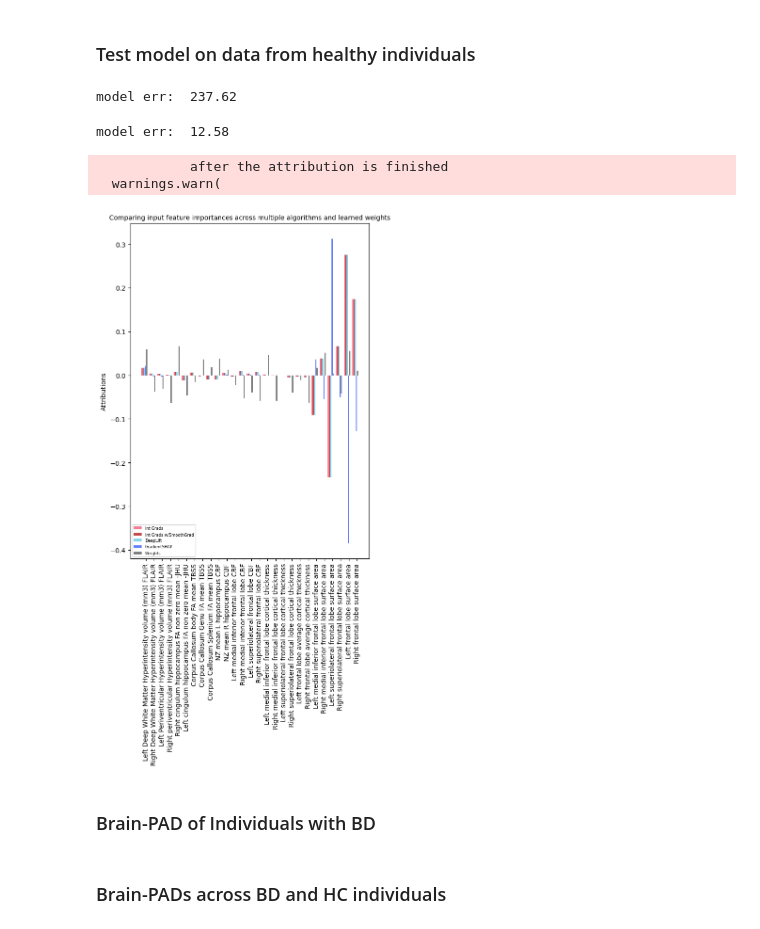
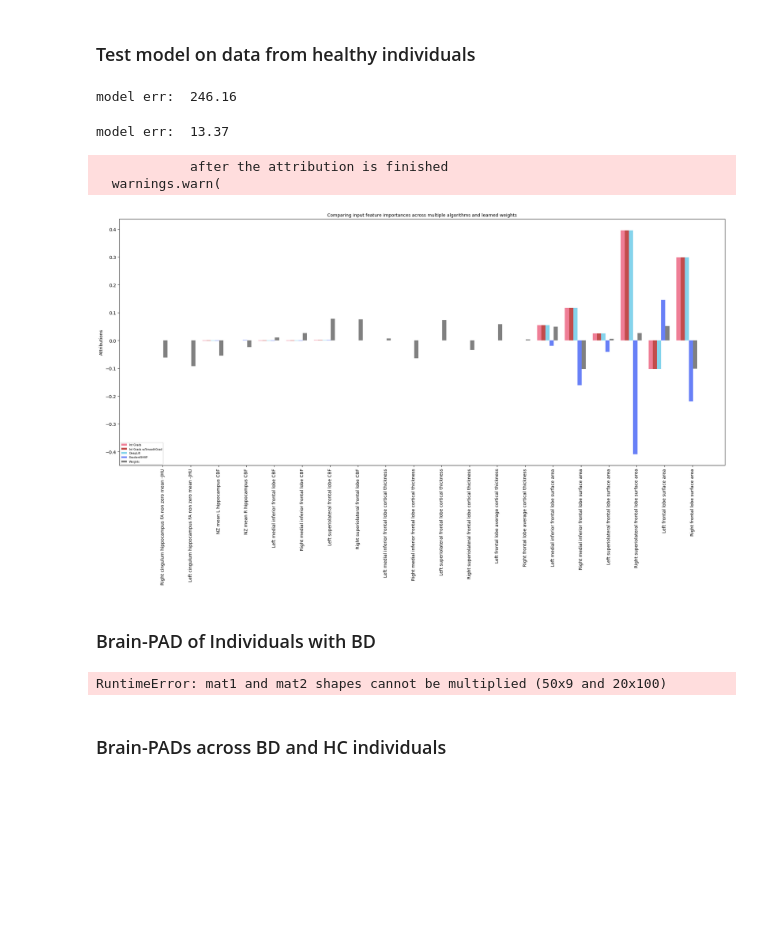
Before and after one commit to nghuixin/TSciM-Club_May2024, a Jupyter notebook: analysis/interpretability.ipynb, the cells around one changed output. Saved outputs shown, nothing was run; the diff lists cells and outputs as text; code cells hidden in the pictures; blank space fills up the shorter version.

```diff
--- a/analysis/interpretability.ipynb
+++ b/analysis/interpretability.ipynb
@@ -87,7 +92,7 @@ y_test = torch.tensor(y_test).view(-1, 1).float()
 # %%
 
 # Define the grid of hyperparameters
-param_grid = {
+param_grid = { #viz explanation of grid search
     'batch_size': [32, 64],
     'learning_rate': [0.001, 0.0001, 0.00001],
     'size_hidden1': [50, 75, 100],
@@ -98,8 +103,9 @@ param_grid = {
 }
 
 train_data =  TensorDataset(X_train[:60], y_train[:60])
-val_data = TensorDataset(X_train[60:], y_train[60:])
-n_feautres = X_train.shape[1]
-best_params, best_score = grid_search(n_feautres,  param_grid, train_data, val_data)
+val_data = TensorDataset(X_train[60:], y_train[60:]) # average performance
+n_features = train_data.shape[1]
+
+best_params, best_score = grid_search(n_features,  param_grid, train_data, val_data)
 # %% [output]
 [(32, 0.001, 50, 25, 10, 1, 10), (32, 0.001, 50, 25, 10, 1, 20), (32, 0.001, 50, 25, 20, 1, 10), (32, 0.001, 50, 25, 20, 1, 20), (32, 0.001, 50, 50, 10, 1, 10), (32, 0.001, 50, 50, 10, 1, 20), (32, 0. ...
@@ -139,16 +145,16 @@ size_hidden3: 20
 # %%
 
-datasets = TensorDataset(X_train, y_train)
-train_iter = DataLoader(datasets, best_params['batch_size'], shuffle=True)
+# datasets = TensorDataset(X_train, y_train)
+# train_iter = DataLoader(datasets, best_params['batch_size'], shuffle=True)
 # %%
 criterion = nn.MSELoss(reduction='sum')
 # %%
-model = BrainAgeModel(input_size=n_feautres,
+n_features = X_train.shape[1]
+model = BrainAgeModel(input_size=n_features,
                       size_hidden1=best_params['size_hidden1'],
                       size_hidden2=best_params['size_hidden2'],
                       size_hidden3=best_params['size_hidden3'],
                       size_hidden4=best_params['size_hidden4'])
 
-train_data_combined = train_data + val_data  # Assuming you combine training and validation datasets for final training
 train(model, best_params['num_epochs'], criterion, best_params['learning_rate'], train_iter)
 # %% [output]
@@ -161,12 +167,12 @@ y_pred = model(X_test)
 mse = (mean_squared_error(y_pred.detach().numpy(), y_test.detach().numpy()))
 print('model err: ', round(mse, 2))
 # %% [output]
-model err:  237.62
+model err:  246.16
 # %%
 mae = mean_absolute_error(y_pred.detach().numpy(), y_test.detach().numpy())
 print('model err: ', round(mae, 2))
 # %% [output]
-model err:  12.58
+model err:  13.37
 # %%
 ig = IntegratedGradients(model)
 ig_nt = NoiseTunnel(ig)
@@ -206,36 +212,36 @@ legends = ['Int Grads', 'Int Grads w/SmoothGrad','DeepLift', 'GradientSHAP', 'Fe
 x_axis_data = np.arange(X_test.shape[1])
 x_axis_data_labels = list(map(lambda idx: feature_names[idx], x_axis_data))
 
-plt.figure(figsize=(6, 12))
+plt.figure(figsize=(20, 12))
 ax = plt.subplot()
 ax.set_title('Comparing input feature importances across multiple algorithms and learned weights')
 ax.set_ylabel('Attributions')
 
 FONT_SIZE = 10
 plt.rc('font', size=FONT_SIZE)            # fontsize of the text sizes
 plt.rc('axes', titlesize=FONT_SIZE)       # fontsize of the axes title
 plt.rc('axes', labelsize=FONT_SIZE)       # fontsize of the x and y labels
 plt.rc('legend', fontsize=FONT_SIZE - 4)  # fontsize of the legend
 
 width = 0.15  # Assuming this variable setup exists
 
 ax.bar(x_axis_data, ig_attr_test_norm_sum, width, align='center', alpha=0.8, color='#eb5e7c')
 ax.bar(x_axis_data + width, ig_nt_attr_test_norm_sum, width, align='center', alpha=0.7, color='#A90000')
 ax.bar(x_axis_data + 2 * width, dl_attr_test_norm_sum, width, align='center', alpha=0.6, color='#34b8e0')
 ax.bar(x_axis_data + 3 * width, gs_attr_test_norm_sum, width, align='center',  alpha=0.8, color='#4260f5')
 ax.bar(x_axis_data + 4 * width, y_axis_lin_weight, width, align='center', alpha=1.0, color='grey')
 ax.autoscale_view()
 plt.tight_layout()
 
 ax.set_xticks(x_axis_data + 0.5)  # Adjust as per your code structure
 ax.set_xticklabels(x_axis_data_labels, rotation=90)  # Rotation added here
 legends = ['Int Grads', 'Int Grads w/SmoothGrad','DeepLift', 'GradientSHAP',  'Weights']
 
 plt.legend(legends, loc=3)
 plt.tight_layout()  # Ensures everything fits without overlap
 plt.show()
 # %% [output]
-[figure, old version]
+[figure, new version]
 # %% [markdown]
 ### Brain-PAD of Individuals with BD
 # %%
@@ -251,6 +257,8 @@ BD_y = torch.tensor(BD_y).view(-1, 1).float()
 # %%
 model.eval()
 BD_y_pred = model(normalized_BD_X)
+# %% [output]
+RuntimeError: mat1 and mat2 shapes cannot be multiplied (50x9 and 20x100)
 # %% [markdown]
 ###  Brain-PADs across BD and HC individuals
 # %%
```
Also changed, not shown: parts of 11 cells of this notebook, 1 other file.
